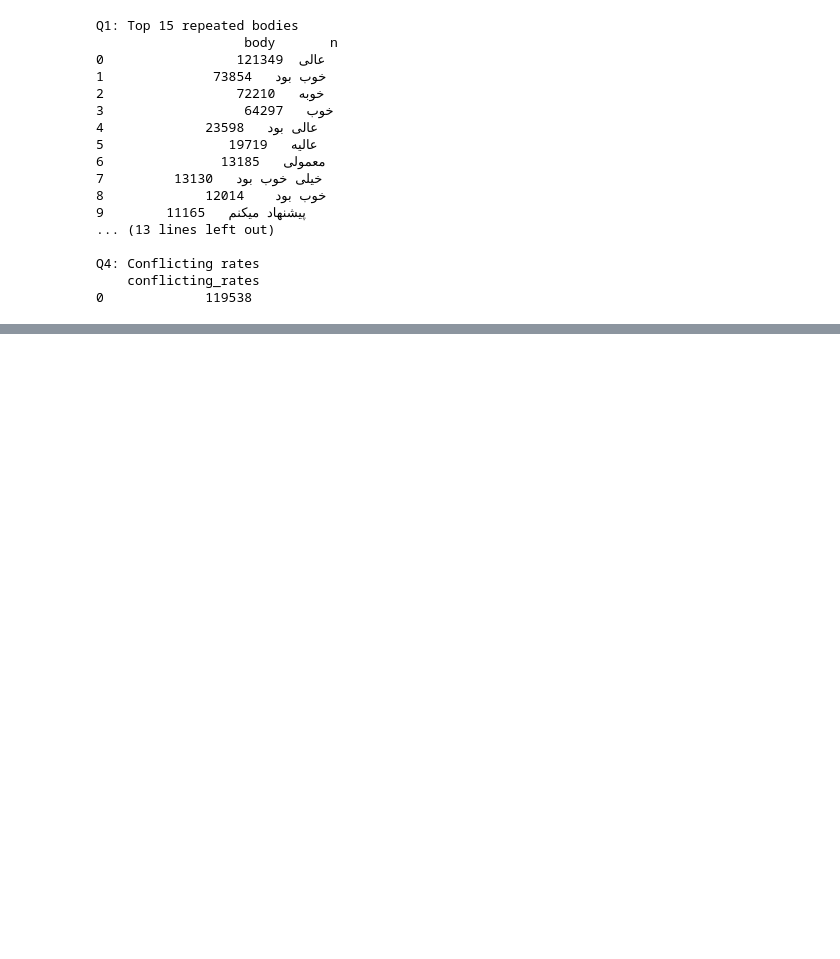
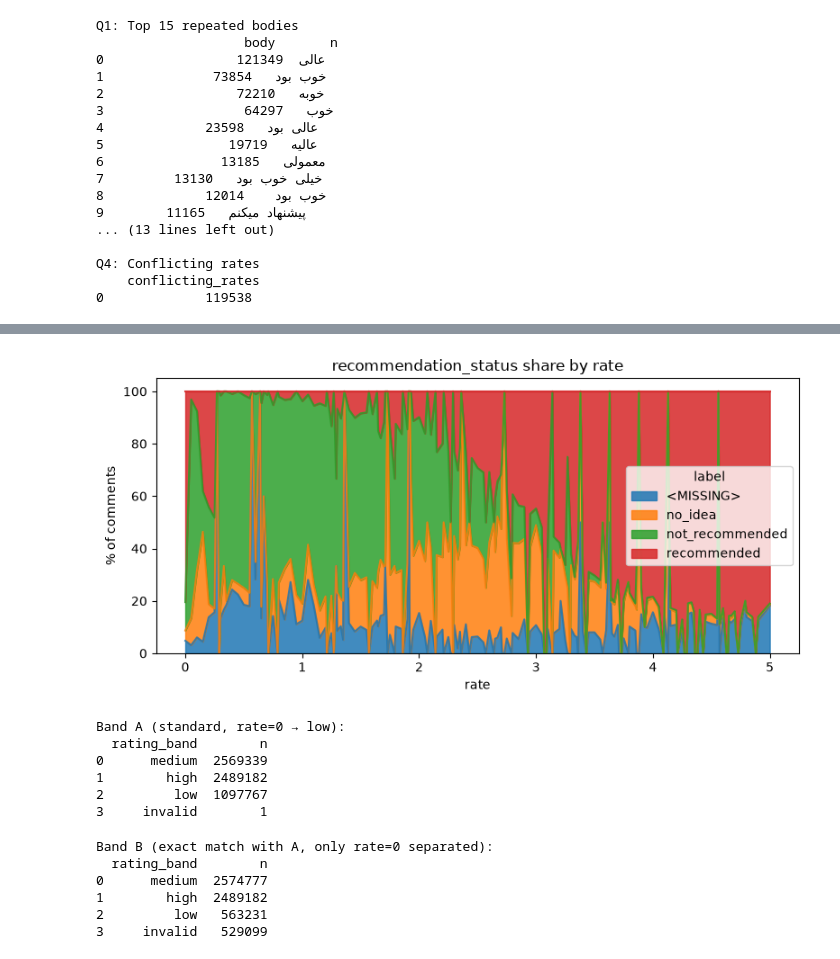
Before and after one commit to NazaninNosrati/Intelligent-Analysis-of-Digikala-Reviews, a Jupyter notebook: notebooks/01_descriptive_analysis.ipynb, the cells around one changed output, grey strips where cells are left out. Drawn from its saved outputs; the diff is of its cells as text; code cells hidden in the pictures; blank space fills up the shorter version.

```diff
--- a/notebooks/01_descriptive_analysis.ipynb
+++ b/notebooks/01_descriptive_analysis.ipynb
@@ -417,0 +446,57 @@ Q4: Conflicting rates
+# %%
+share = pivot.div(pivot.sum(axis=1), axis=0) * 100
+
+ax = share.plot(kind="area", stacked=True, figsize=(8, 4), alpha=0.85)
+ax.set_xlabel("rate")
+ax.set_ylabel("% of comments")
+ax.set_title("recommendation_status share by rate")
+plt.tight_layout()
+plt.savefig(REP/"fig6_label_share_by_rate.png", dpi=150)
+plt.show()
+# %% [output]
+[figure, added]
+# %%
+band_A = con.execute(f"""
+SELECT
+    CASE
+        WHEN TRY_CAST(rate AS DOUBLE) BETWEEN 0 AND 2.5 THEN 'low'
+        WHEN TRY_CAST(rate AS DOUBLE) BETWEEN 2.5 AND 4.0 THEN 'medium'
+        WHEN TRY_CAST(rate AS DOUBLE) BETWEEN 4.0 AND 5.0 THEN 'high'
+        ELSE 'invalid'
+    END AS rating_band,
+    count(*) AS n
+FROM {P}
+GROUP BY 1 ORDER BY n DESC
+""").df()
+print("Band A (standard, rate=0 → low):")
+print(band_A)
+# %% [output]
+Band A (standard, rate=0 → low):
+  rating_band        n
+0      medium  2569339
+1        high  2489182
+2         low  1097767
+3     invalid        1
+# %%
+band_B = con.execute(f"""
+SELECT
+    CASE
+        WHEN TRY_CAST(rate AS DOUBLE) = 0 THEN 'invalid'
+        WHEN TRY_CAST(rate AS DOUBLE) > 0 AND TRY_CAST(rate AS DOUBLE) < 2.5 THEN 'low'
+        WHEN TRY_CAST(rate AS DOUBLE) >= 2.5 AND TRY_CAST(rate AS DOUBLE) <= 4.0 THEN 'medium'
+        WHEN TRY_CAST(rate AS DOUBLE) > 4.0 AND TRY_CAST(rate AS DOUBLE) <= 5.0 THEN 'high'
+        ELSE 'invalid'
+    END AS rating_band,
+    count(*) AS n
+FROM {P}
+GROUP BY 1 ORDER BY n DESC
+""").df()
+print("Band B (exact match with A, only rate=0 separated):")
+print(band_B)
+# %% [output]
+Band B (exact match with A, only rate=0 separated):
+  rating_band        n
+0      medium  2574777
+1        high  2489182
+2         low   563231
+3     invalid   529099
```
Also changed, not shown: parts of 3 cells of this notebook, 4 other files.
